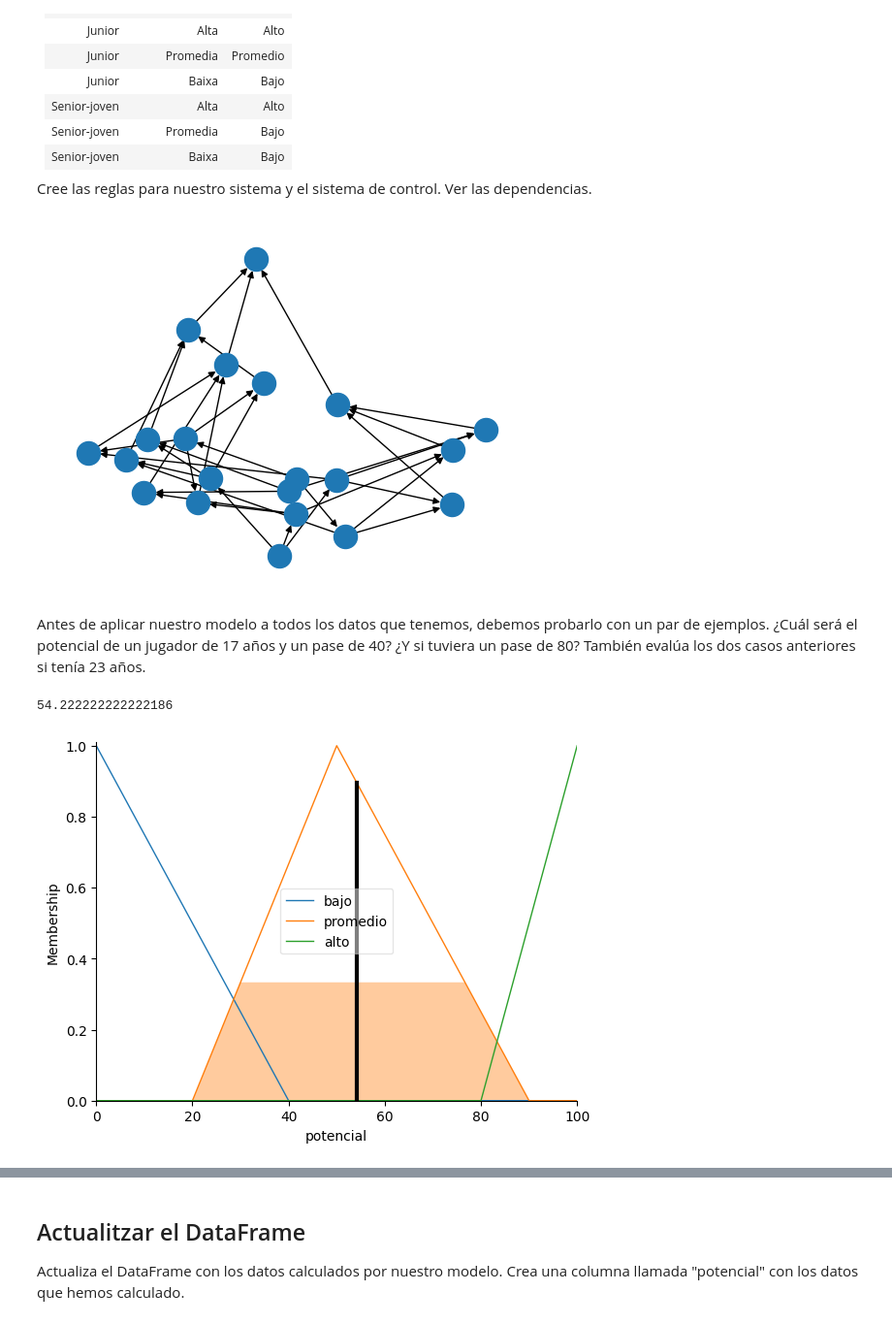
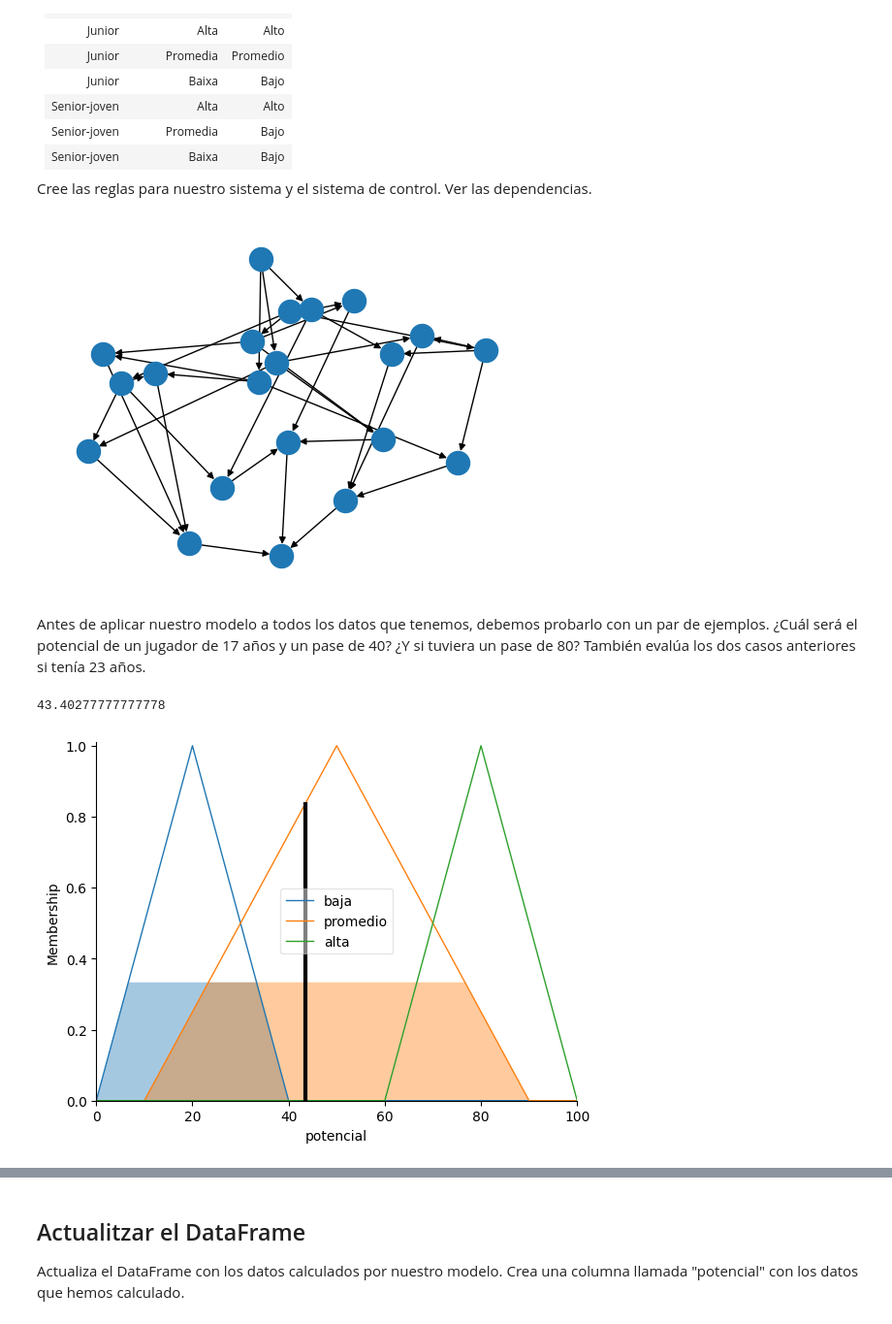
Before and after one commit to yuu067/MIA-IABD-2425, a Jupyter notebook: UD02/notebooks/EX3.-detectar_centrocampistes_joves_ES.ipynb, the cells around one changed output, grey strips where cells are left out. Shown: that part at 97% size. Saved outputs shown, nothing was run; the diff lists cells and outputs as text; code cells hidden in the pictures.

```diff
--- a/UD02/notebooks/EX3.-detectar_centrocampistes_joves_ES.ipynb
+++ b/UD02/notebooks/EX3.-detectar_centrocampistes_joves_ES.ipynb
@@ -140,0 +143,6 @@ Define los antecedentes y la consecuencia con sus funciones de adhesión.
+# %%
+# define la función de pertenencia para calidad_pasada y visualizala
+calidad_pasada['baja'] = fuzz.trimf(calidad_pasada.universe, [0, 0, 60])
+calidad_pasada['promedio'] = fuzz.trimf(calidad_pasada.universe, [30, 60, 85])
+calidad_pasada['alta'] = fuzz.trimf(calidad_pasada.universe, [60, 90, 100])
+calidad_pasada.view()
@@ -140,0 +151,6 @@ Define los antecedentes y la consecuencia con sus funciones de adhesión.
+# %%
+# define la función de pertenencia para potencial y visualizala
+potencial['baja'] = fuzz.trimf(potencial.universe, [0, 20, 40])
+potencial['promedio'] = fuzz.trimf(potencial.universe, [10, 50, 90])
+potencial['alta'] = fuzz.trimf(potencial.universe, [60, 80, 100])
+potencial.view()
@@ -161,9 +177,23 @@ Cree las reglas para nuestro sistema y el sistema de control. Ver las dependenci
+# %%
+# Define aquí las reglas
+rule1 = ctrl.Rule(edad['joven'] & calidad_pasada['alta'], potencial['alta'])
+rule2 = ctrl.Rule(edad['joven'] & calidad_pasada['promedio'], potencial['promedio'])
+rule3 = ctrl.Rule(edad['joven'] & calidad_pasada['baja'], potencial['promedio'])
+rule4 = ctrl.Rule(edad['junior'] & calidad_pasada['alta'], potencial['alta'])
+rule5 = ctrl.Rule(edad['junior'] & calidad_pasada['promedio'], potencial['promedio'])
+rule6 = ctrl.Rule(edad['junior'] & calidad_pasada['baja'], potencial['baja'])
+rule7 = ctrl.Rule(edad['senior'] & calidad_pasada['alta'], potencial['alta'])
+rule8 = ctrl.Rule(edad['senior'] & calidad_pasada['promedio'], potencial['baja'])
+rule9 = ctrl.Rule(edad['senior'] & calidad_pasada['baja'], potencial['baja'])
 # %%
 # Añadelas al sistema de control
+
+control = ctrl.ControlSystem([rule1,rule2,rule3,rule4,rule5,rule6,rule7,rule8,rule9])
 # %%
 # Visualizalas
+control.view()
 # %% [output]
-[figure, old version]
+[figure, new version]
 # %% [markdown]
 Antes de aplicar nuestro modelo a todos los datos que tenemos, debemos probarlo con un par de ejemplos.
 ¿Cuál será el potencial de un jugador de 17 años y un pase de 40? ¿Y si tuviera un pase de 80? También evalúa los dos casos anteriores si tenía 23 años.
@@ -174,7 +207,10 @@ Antes de aplicar nuestro modelo a todos los datos que tenemos, debemos probarlo
 # %%
 # Computa y visualiza la solución para la primera prueba
+simulacion.compute()
+print(simulacion.output['potencial'])
+potencial.view(sim=simulacion)
 # %% [output]
-54.222222222222186
+43.40277777777778
-[figure, old version]
+[figure, new version]
 # %%
 # Carga los datos para el segundo caso de prueba
```
Also changed, not shown: parts of 17 cells of this notebook.
